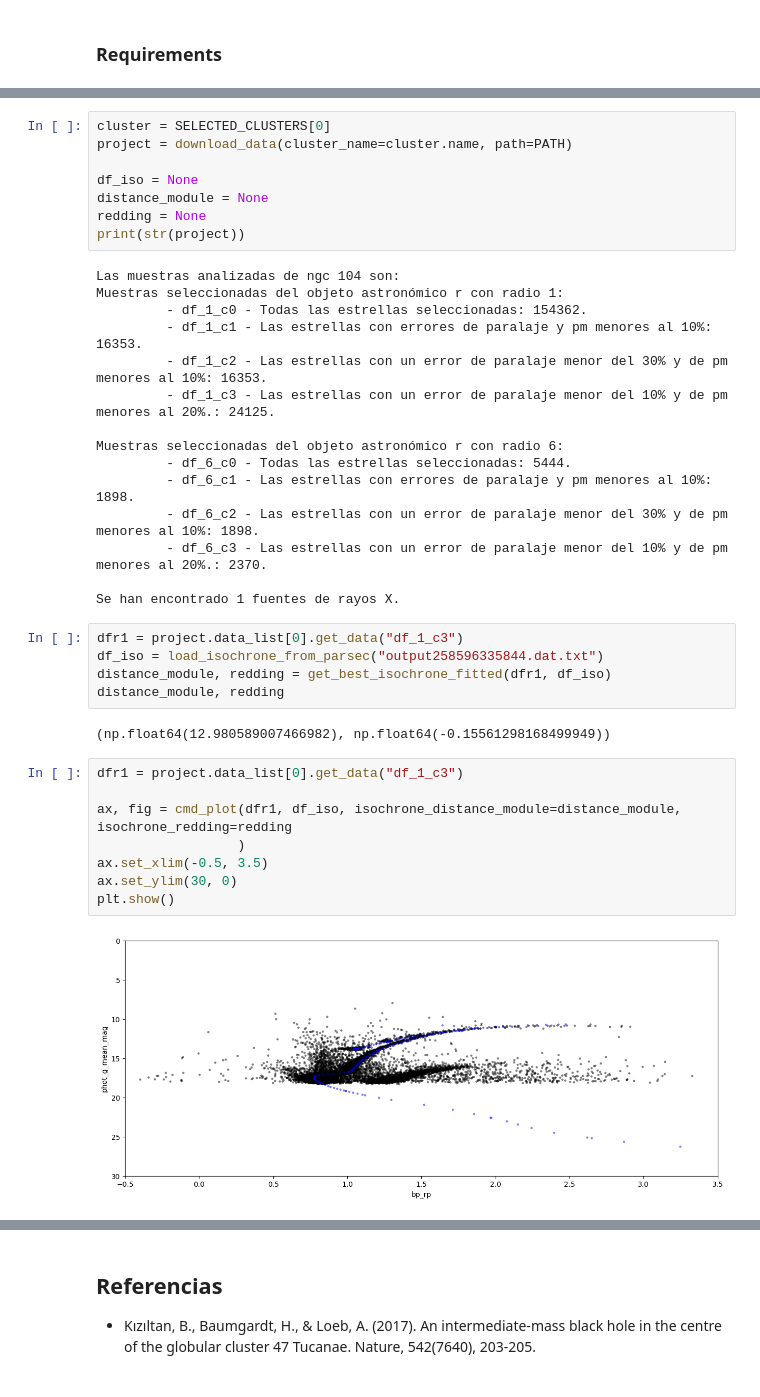
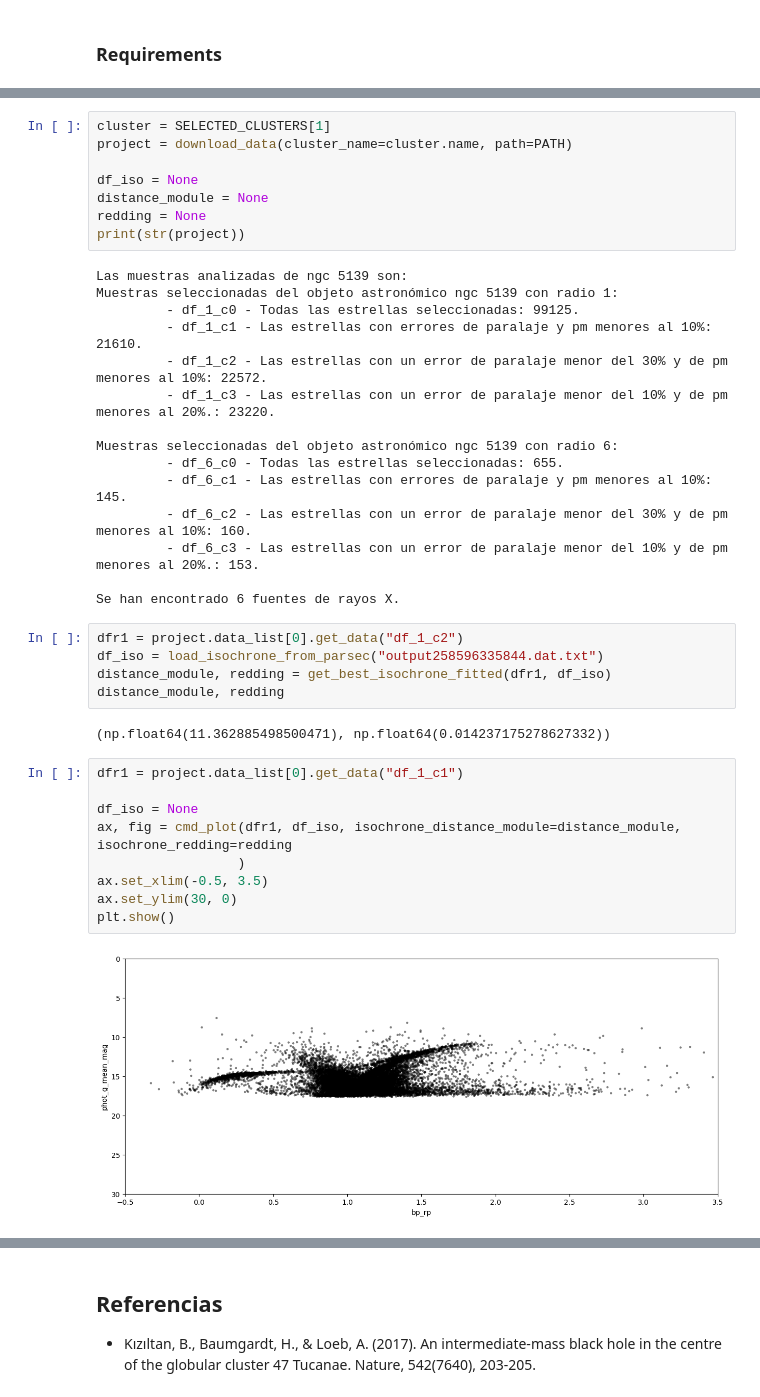
Before and after one commit to santhiperbolico/tfm-ucm-code, a Jupyter notebook: notebooks/Detector candidatas HVS.ipynb, the cells around one changed output, grey strips where cells are left out. Drawn from its saved outputs; the diff is of its cells as text.

```diff
--- a/notebooks/Detector candidatas HVS.ipynb
+++ b/notebooks/Detector candidatas HVS.ipynb
@@ -40,5 +43,5 @@ from hyper_velocity_stars_detection.tools.cluster_detection import clustering_db
 # %%
-cluster = SELECTED_CLUSTERS[0]
+cluster = SELECTED_CLUSTERS[1]
 project = download_data(cluster_name=cluster.name, path=PATH)
 
 df_iso = None
@@ -46,34 +49,35 @@ distance_module = None
 redding = None
 print(str(project))
 # %% [output]
-Las muestras analizadas de ngc 104 son:
-Muestras seleccionadas del objeto astronómico r con radio 1:
-         - df_1_c0 - Todas las estrellas seleccionadas: 154362.
-         - df_1_c1 - Las estrellas con errores de paralaje y pm menores al 10%: 16353.
-         - df_1_c2 - Las estrellas con un error de paralaje menor del 30% y de pm menores al 10%: 16353.
-         - df_1_c3 - Las estrellas con un error de paralaje menor del 10% y de pm menores al 20%.: 24125.
+Las muestras analizadas de ngc 5139 son:
+Muestras seleccionadas del objeto astronómico ngc 5139 con radio 1:
+         - df_1_c0 - Todas las estrellas seleccionadas: 99125.
+         - df_1_c1 - Las estrellas con errores de paralaje y pm menores al 10%: 21610.
+         - df_1_c2 - Las estrellas con un error de paralaje menor del 30% y de pm menores al 10%: 22572.
+         - df_1_c3 - Las estrellas con un error de paralaje menor del 10% y de pm menores al 20%.: 23220.
 
-Muestras seleccionadas del objeto astronómico r con radio 6:
-         - df_6_c0 - Todas las estrellas seleccionadas: 5444.
-         - df_6_c1 - Las estrellas con errores de paralaje y pm menores al 10%: 1898.
-         - df_6_c2 - Las estrellas con un error de paralaje menor del 30% y de pm menores al 10%: 1898.
-         - df_6_c3 - Las estrellas con un error de paralaje menor del 10% y de pm menores al 20%.: 2370.
+Muestras seleccionadas del objeto astronómico ngc 5139 con radio 6:
+         - df_6_c0 - Todas las estrellas seleccionadas: 655.
+         - df_6_c1 - Las estrellas con errores de paralaje y pm menores al 10%: 145.
+         - df_6_c2 - Las estrellas con un error de paralaje menor del 30% y de pm menores al 10%: 160.
+         - df_6_c3 - Las estrellas con un error de paralaje menor del 10% y de pm menores al 20%.: 153.
 
-Se han encontrado 1 fuentes de rayos X.
+Se han encontrado 6 fuentes de rayos X.
 # %%
-dfr1 = project.data_list[0].get_data("df_1_c3")
+dfr1 = project.data_list[0].get_data("df_1_c2")
 df_iso = load_isochrone_from_parsec("output258596335844.dat.txt")
 distance_module, redding = get_best_isochrone_fitted(dfr1, df_iso)
 distance_module, redding
 # %% [output]
-(np.float64(12.980589007466982), np.float64(-0.15561298168499949))
+(np.float64(11.362885498500471), np.float64(0.014237175278627332))
 # %%
-dfr1 = project.data_list[0].get_data("df_1_c3")
+dfr1 = project.data_list[0].get_data("df_1_c1")
 
+df_iso = None
 ax, fig = cmd_plot(dfr1, df_iso, isochrone_distance_module=distance_module, isochrone_redding=redding
                   )
 ax.set_xlim(-0.5, 3.5)
 ax.set_ylim(30, 0)
 plt.show()
 # %% [output]
-[figure, old version]
+[figure, new version]
```
Also changed, not shown: parts of 6 cells of this notebook.
